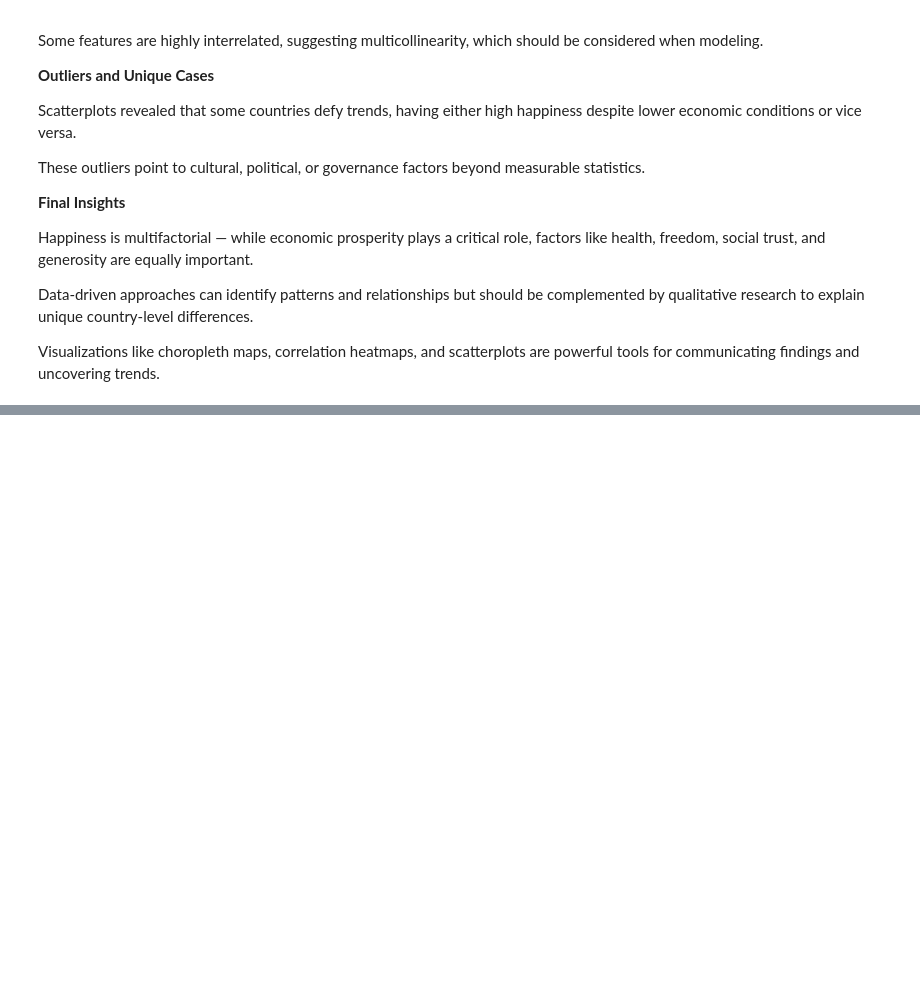
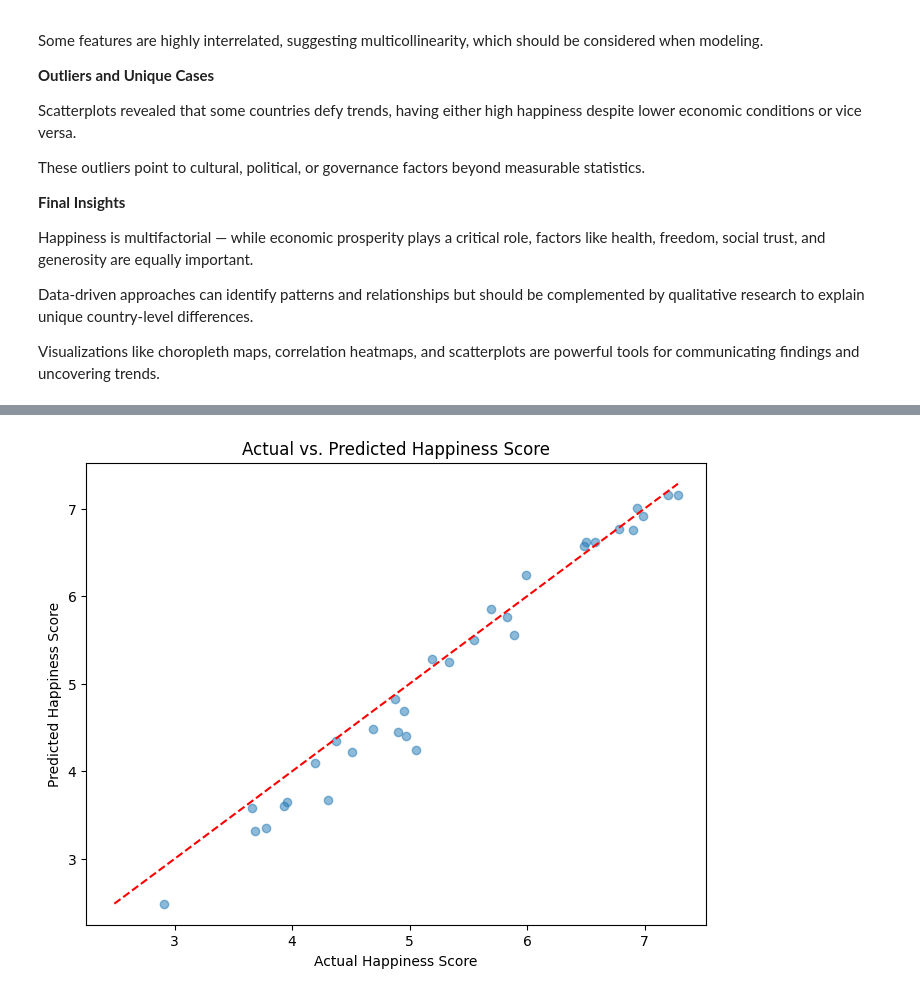
Before and after one commit to KRohit2007/GNCIPL-PROJECT-1, a Jupyter notebook: GS_HT_WEEK_1.ipynb, the cells around one changed output, grey strips where cells are left out. Drawn from its saved outputs; the diff is of its cells as text; code cells hidden in the pictures; blank space fills up the shorter version.

```diff
--- a/GS_HT_WEEK_1.ipynb
+++ b/GS_HT_WEEK_1.ipynb
@@ -559,0 +616,4 @@ Visualizations like choropleth maps, correlation heatmaps, and scatterplots are
+# %%
+from sklearn.model_selection import train_test_split
+
+X_train, X_test, y_train, y_test = train_test_split(X, y, test_size=0.2, random_state=42)
@@ -559,0 +635,13 @@ Visualizations like choropleth maps, correlation heatmaps, and scatterplots are
+# %%
+plt.figure(figsize=(8, 6))
+plt.scatter(y_test, y_pred, alpha=0.5)
+plt.xlabel("Actual Happiness Score")
+plt.ylabel("Predicted Happiness Score")
+plt.title("Actual vs. Predicted Happiness Score")
+# Add a diagonal line for perfect prediction
+min_score = min(y_test.min(), y_pred.min())
+max_score = max(y_test.max(), y_pred.max())
+plt.plot([min_score, max_score], [min_score, max_score], color='red', linestyle='--')
+plt.show()
+# %% [output]
+[figure, added]
```
Also changed, not shown: parts of 8 cells of this notebook.
